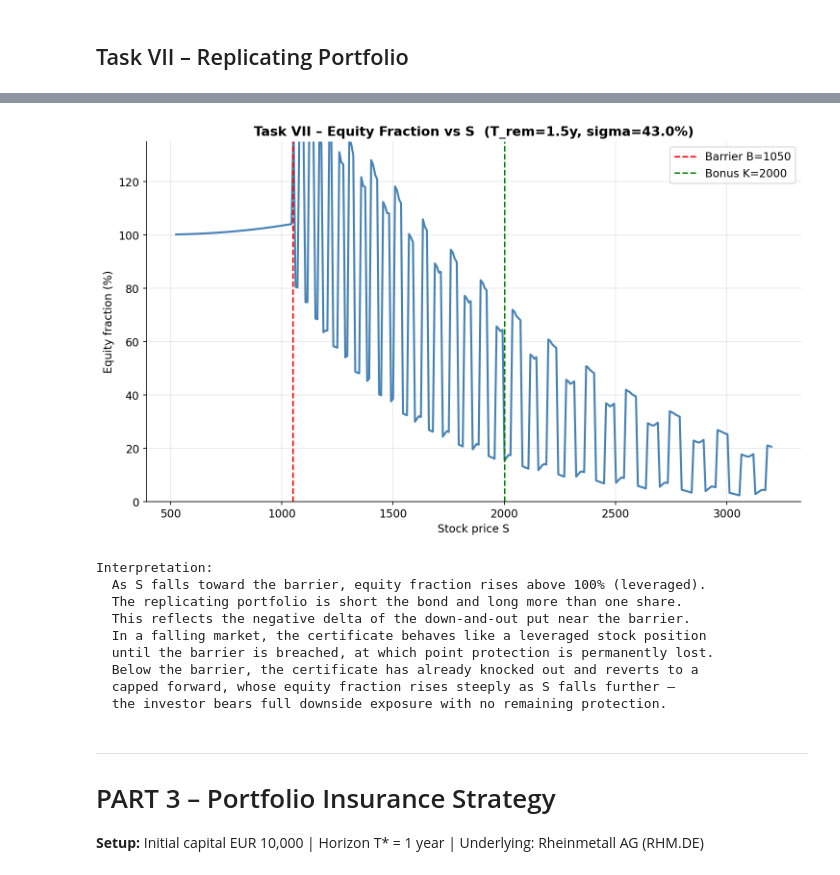
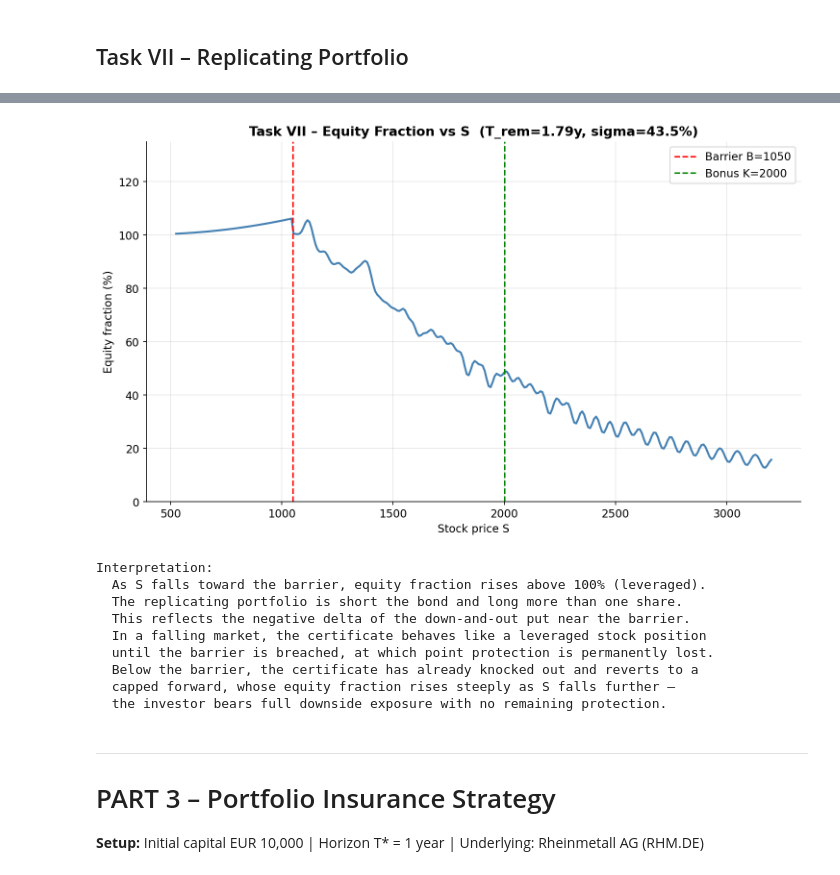
Before and after one commit to daan1shh/Continuous-Time-Derivative-Pricing, a Jupyter notebook: B401_Assignment_2026.ipynb, the cells around one changed output, grey strips where cells are left out. Saved outputs shown, nothing was run; the diff lists cells and outputs as text; code cells hidden in the pictures.

```diff
--- a/B401_Assignment_2026.ipynb
+++ b/B401_Assignment_2026.ipynb
@@ -885,7 +1057,7 @@ rep_bonds   = []
 equity_frac = []
 
 for i, (date, S) in enumerate(zip(dates, S_series)):
-    T_rem     = max((MATURITY_DATE - date).days / 365.25, 1 / 252)
+    T_rem     = max((MATURITY_DATE - date).days / 365, 1 / 365)
     sigma_est = float(np.clip(sigmas_used[i], 0.10, 0.60))
 
     g     = compute_greeks(float(S), K_cert, B_cert, RISK_FREE, DIV_YIELD, sigma_est, T_rem)
@@ -901,22 +1073,3 @@ for i, (date, S) in enumerate(zip(dates, S_series)):
 rep_deltas  = np.array(rep_deltas)
 rep_bonds   = np.array(rep_bonds)
 equity_frac = np.array(equity_frac)
-
-# ── Time series plot ──────────────────────────────────────────────────────────
-fig, (ax1, ax2) = plt.subplots(2, 1, figsize=(12, 8), sharex=True)
-
-ax1.plot(dates, rep_deltas, color='steelblue', lw=1.5, label='Delta (shares per cert)')
-ax1.axhline(1, color='gray', lw=0.8, linestyle='--', alpha=0.5, label='Delta = 1')
-ax1.set_ylabel('Delta')
-ax1.set_title('Task VII – Replicating Portfolio Over Time  (DU2076)', fontweight='bold')
-ax1.legend()
-
-ax2.fill_between(dates, equity_frac * 100, alpha=0.4, color='seagreen')
-ax2.plot(dates, equity_frac * 100, color='seagreen', lw=1.5)
-ax2.set_ylabel('Equity fraction (%)')
-ax2.set_xlabel('Date')
-ax2.set_ylim(0, 130)
-
-plt.tight_layout()
-plt.savefig('graphs/replicating_portfolio_time.png', bbox_inches='tight')
-plt.show()
@@ -925,9 +1129,11 @@ plt.show()
 # %%
-# ── Equity fraction vs S (static snapshot at T_rem = 1.5y) ───────────────────
-T_snap   = 1.5
+# ── Equity fraction vs S (static snapshot at T_rem = T_ref) ─────────────────
+# T_snap reuses T_ref: remaining maturity on the first DU2076 trading day (04 Sep 2025)
+# Source: DZ BANK KID — maturity date 18 Jun 2027 (https://www.dzbank-wertpapiere.de/DU2076)
+T_snap   = T_ref
 sig_snap = float(np.median(sigmas_used))
 
-S_cross  = np.linspace(B_cert * 0.50, K_cert * 1.60, 300)
+S_cross  = np.linspace(B_cert * 0.50, K_cert * 1.60, 300)  # brackets barrier (B=1,050) and cap (K=2,000) with margin
 eq_cross = []
 
 for s in S_cross:
@@ -945,34 +1151,43 @@ for s in S_cross:
     d = g['delta']
     eq_cross.append((d * s / V) if V > 0 else 1.0)
 
 eq_cross = np.array(eq_cross)
+
+# Smooth the tree-induced sawtooth ONLY in the live region (S > B_cert).
+# The binomial delta jumps as S sweeps across discrete tree nodes; a 1-D Gaussian
+# filter (sigma=2, matching Task VI) removes that numerical sawtooth.
+# NB: the knocked-out branch (S <= B_cert) is a genuine economic discontinuity and
+# is left untouched so the barrier jump at S = B_cert is not blurred away.
+from scipy.ndimage import gaussian_filter1d
+live_mask = S_cross > B_cert
+eq_cross[live_mask] = gaussian_filter1d(eq_cross[live_mask], sigma=2)
 
 fig, ax = plt.subplots(figsize=(10, 6))
 ax.plot(S_cross, eq_cross * 100, color='steelblue', lw=2)
 ax.axvline(B_cert, color='red',   lw=1.5, linestyle='--', label=f'Barrier B={B_cert:.0f}')
 ax.axvline(K_cert, color='green', lw=1.5, linestyle='--', label=f'Bonus K={K_cert:.0f}')
 ax.set_xlabel('Stock price S')
 ax.set_ylabel('Equity fraction (%)')
 ax.set_title(f'Task VII – Equity Fraction vs S  (T_rem={T_snap}y, sigma={sig_snap:.1%})',
              fontweight='bold')
 ax.legend()
 ax.set_ylim(0, 135)
 
 plt.tight_layout()
 plt.savefig('graphs/equity_fraction_vs_S.png', bbox_inches='tight')
 plt.show()
 
 print('Interpretation:')
 print('  As S falls toward the barrier, equity fraction rises above 100% (leveraged).')
 print('  The replicating portfolio is short the bond and long more than one share.')
 print('  This reflects the negative delta of the down-and-out put near the barrier.')
 print('  In a falling market, the certificate behaves like a leveraged stock position')
 print('  until the barrier is breached, at which point protection is permanently lost.')
 print('  Below the barrier, the certificate has already knocked out and reverts to a')
 print('  capped forward, whose equity fraction rises steeply as S falls further —')
 print('  the investor bears full downside exposure with no remaining protection.')
 # %% [output]
-[figure, old version]
+[figure, new version]
 Interpretation:
   As S falls toward the barrier, equity fraction rises above 100% (leveraged).
   The replicating portfolio is short the bond and long more than one share.
```
Also changed, not shown: parts of 72 cells of this notebook, 15 other files.
